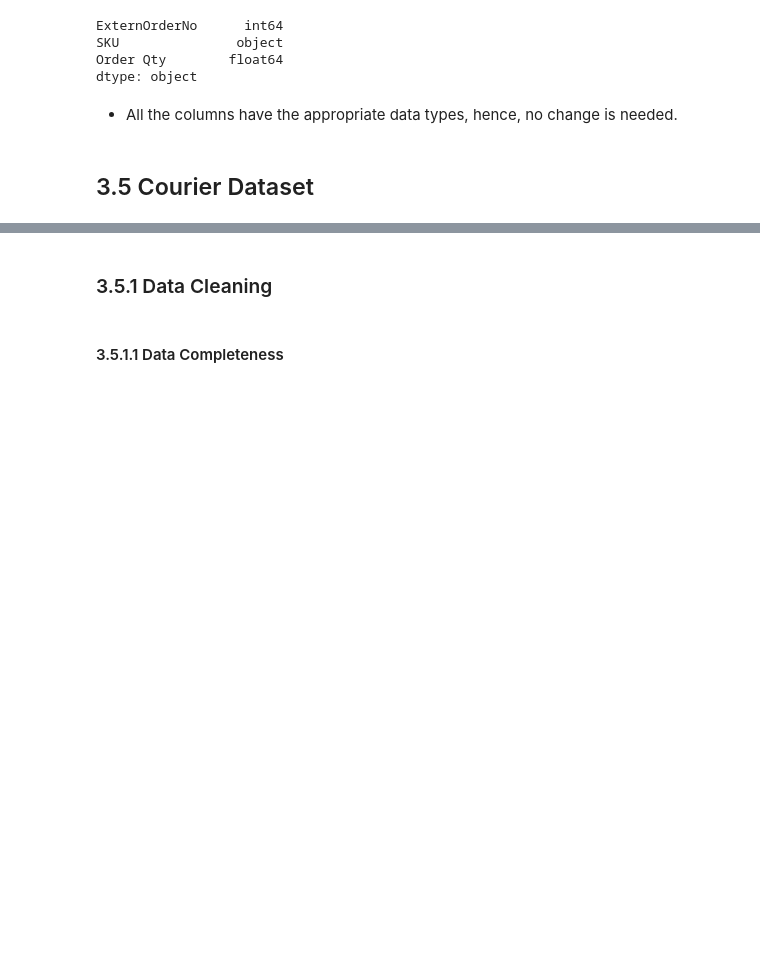
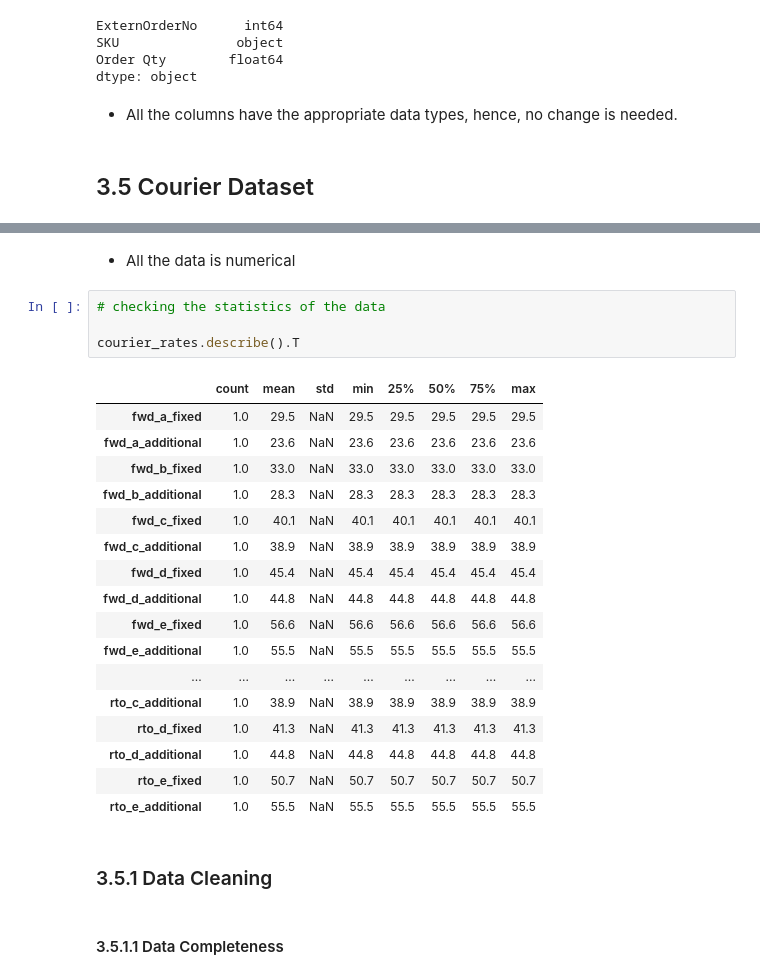
Before and after one commit to Mercy-Njambi/B2B-Ecommerce-Fraud, a Jupyter notebook: notebooks/Data Analysis.ipynb, the cells around one changed output, grey strips where cells are left out. Cells and saved outputs as stored; diff of their text form; blank space fills up the shorter version.

```diff
--- a/notebooks/Data Analysis.ipynb
+++ b/notebooks/Data Analysis.ipynb
@@ -518,3 +548,27 @@ courier_rates.head()
+# %% [markdown]
+- All the data is numerical
+# %%
+# checking the statistics of the data
+
+courier_rates.describe().T
+# %% [output]
+|  | count | mean | std | min | 25% | 50% | 75% | max |
+| fwd_a_fixed | 1.0 | 29.5 | NaN | 29.5 | 29.5 | 29.5 | 29.5 | 29.5 |
+| fwd_a_additional | 1.0 | 23.6 | NaN | 23.6 | 23.6 | 23.6 | 23.6 | 23.6 |
+| fwd_b_fixed | 1.0 | 33.0 | NaN | 33.0 | 33.0 | 33.0 | 33.0 | 33.0 |
+| fwd_b_additional | 1.0 | 28.3 | NaN | 28.3 | 28.3 | 28.3 | 28.3 | 28.3 |
+| fwd_c_fixed | 1.0 | 40.1 | NaN | 40.1 | 40.1 | 40.1 | 40.1 | 40.1 |
+| fwd_c_additional | 1.0 | 38.9 | NaN | 38.9 | 38.9 | 38.9 | 38.9 | 38.9 |
+| fwd_d_fixed | 1.0 | 45.4 | NaN | 45.4 | 45.4 | 45.4 | 45.4 | 45.4 |
+| fwd_d_additional | 1.0 | 44.8 | NaN | 44.8 | 44.8 | 44.8 | 44.8 | 44.8 |
+| fwd_e_fixed | 1.0 | 56.6 | NaN | 56.6 | 56.6 | 56.6 | 56.6 | 56.6 |
+| fwd_e_additional | 1.0 | 55.5 | NaN | 55.5 | 55.5 | 55.5 | 55.5 | 55.5 |
+| ... | ... | ... | ... | ... | ... | ... | ... | ... |
+| rto_c_additional | 1.0 | 38.9 | NaN | 38.9 | 38.9 | 38.9 | 38.9 | 38.9 |
+| rto_d_fixed | 1.0 | 41.3 | NaN | 41.3 | 41.3 | 41.3 | 41.3 | 41.3 |
+| rto_d_additional | 1.0 | 44.8 | NaN | 44.8 | 44.8 | 44.8 | 44.8 | 44.8 |
+| rto_e_fixed | 1.0 | 50.7 | NaN | 50.7 | 50.7 | 50.7 | 50.7 | 50.7 |
+| rto_e_additional | 1.0 | 55.5 | NaN | 55.5 | 55.5 | 55.5 | 55.5 | 55.5 |
 # %% [markdown]
 ### 3.5.1 Data Cleaning
 # %% [markdown]
```
Also changed, not shown: parts of 9 cells of this notebook.
